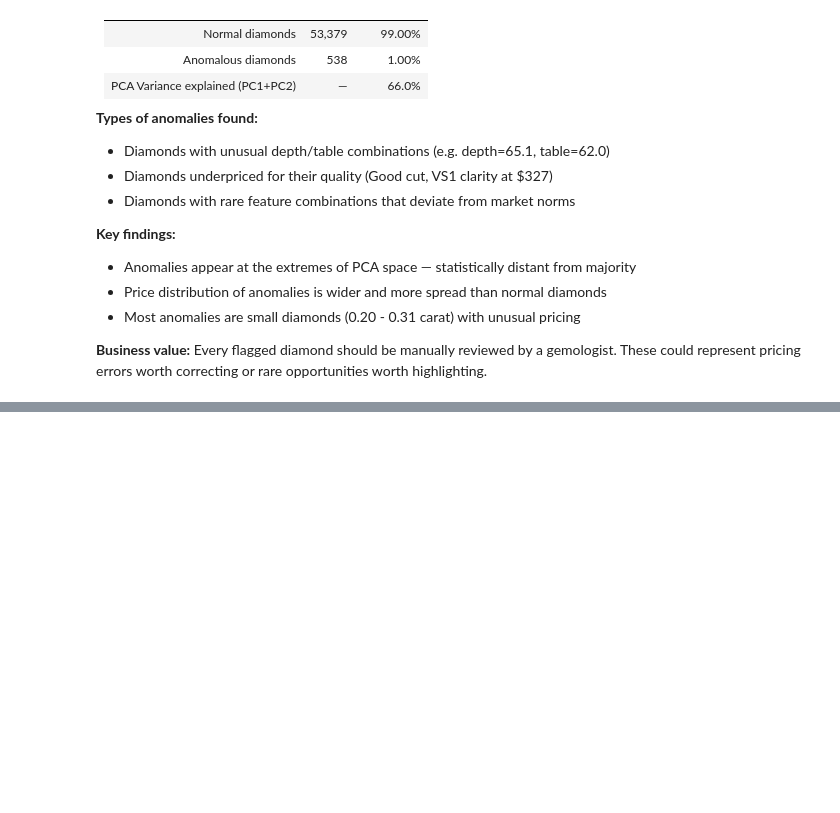
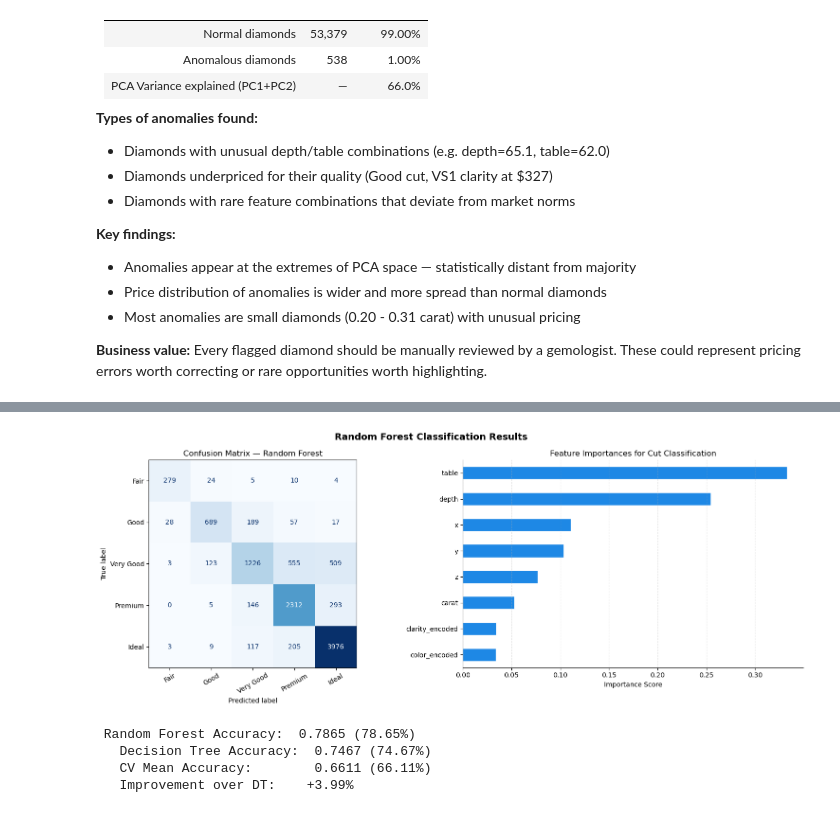
Before and after one commit to Mustafa-elsherif/dm-diamonds-analysis, a Jupyter notebook: notebooks/diamonds_analysis.ipynb, the cells around one changed output, grey strips where cells are left out. Drawn from its saved outputs; the diff is of its cells as text; code cells hidden in the pictures; blank space fills up the shorter version.

Commit message:
Phase 2: Add Classification - Decision Tree + Random Forest

```diff
--- a/notebooks/diamonds_analysis.ipynb
+++ b/notebooks/diamonds_analysis.ipynb
@@ -1094,0 +1176,39 @@ These could represent pricing errors worth correcting or rare opportunities wort
+# %%
+# ============================================================
+# CLASSIFICATION — Visualizations
+# ============================================================
+
+fig, axes = plt.subplots(1, 2, figsize=(16, 6))
+fig.suptitle('Random Forest Classification Results', fontsize=14, fontweight='bold')
+
+# 1. Confusion Matrix
+cm = confusion_matrix(y_te, y_pred_rf)
+disp = ConfusionMatrixDisplay(confusion_matrix=cm, display_labels=cut_labels)
+disp.plot(ax=axes[0], cmap='Blues', colorbar=False)
+axes[0].set_title('Confusion Matrix — Random Forest')
+axes[0].tick_params(axis='x', rotation=30)
+
+# 2. Feature Importance
+importances = pd.Series(rf.feature_importances_, index=features_clf)
+importances.sort_values().plot(kind='barh', ax=axes[1],
+                                color='#1E88E5', edgecolor='white')
+axes[1].set_title('Feature Importances for Cut Classification')
+axes[1].set_xlabel('Importance Score')
+axes[1].grid(True, alpha=0.3, linestyle='--', axis='x')
+axes[1].spines['top'].set_visible(False)
+axes[1].spines['right'].set_visible(False)
+
+plt.tight_layout()
+plt.savefig(DATA_PATH + 'classification_results.png', dpi=150, bbox_inches='tight')
+plt.show()
+
+print(f' Random Forest Accuracy:  {acc_rf:.4f} ({acc_rf*100:.2f}%)')
+print(f'   Decision Tree Accuracy:  {acc_dt:.4f} ({acc_dt*100:.2f}%)')
+print(f'   CV Mean Accuracy:        {cv_scores.mean():.4f} ({cv_scores.mean()*100:.2f}%)')
+print(f'   Improvement over DT:    +{(acc_rf-acc_dt)*100:.2f}%')
+# %% [output]
+[figure, added]
+ Random Forest Accuracy:  0.7865 (78.65%)
+   Decision Tree Accuracy:  0.7467 (74.67%)
+   CV Mean Accuracy:        0.6611 (66.11%)
+   Improvement over DT:    +3.99%
```
Also changed, not shown: parts of 4 cells of this notebook, 1 other file.
